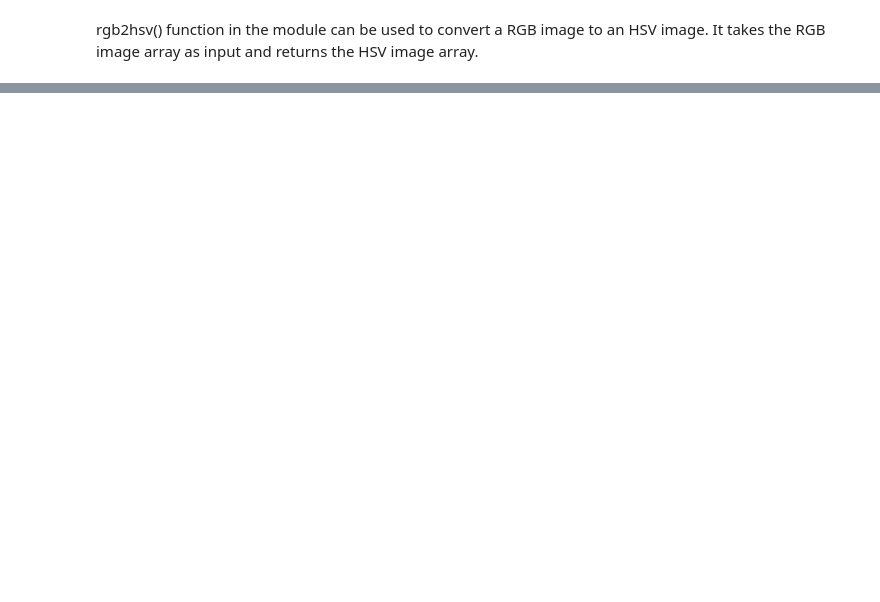
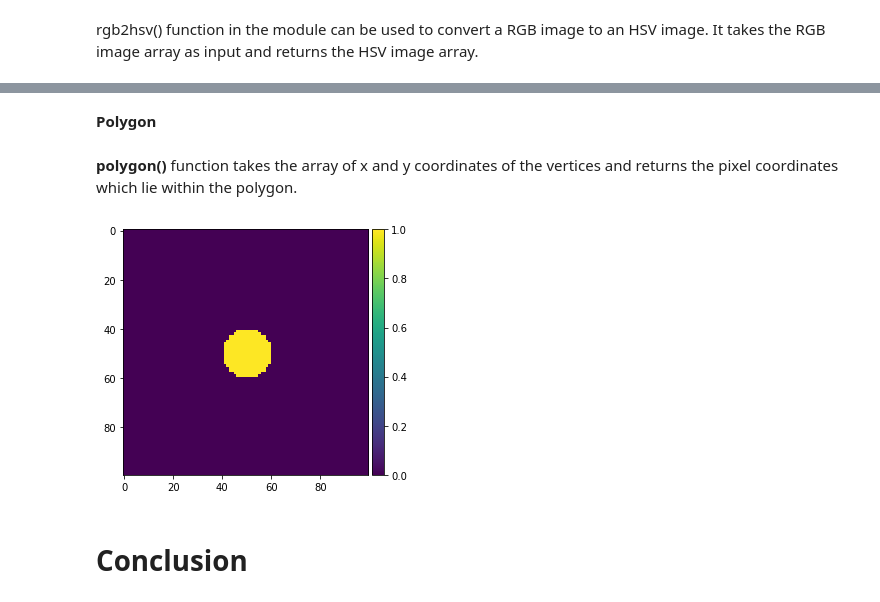
Before and after one commit to gigwegbe/Computer-Vision-with-Python-3, a Jupyter notebook: Chapter_01/Chapter 1_ Introduction to Image Processing.ipynb, the cells around one changed output, grey strips where cells are left out. Saved outputs shown, nothing was run; the diff lists cells and outputs as text; code cells hidden in the pictures; blank space fills up the shorter version.

```diff
--- a/Chapter_01/Chapter 1_ Introduction to Image Processing.ipynb
+++ b/Chapter_01/Chapter 1_ Introduction to Image Processing.ipynb
@@ -340,0 +377,16 @@ img_hsv = color.rgb2hsv(img)
+# %% [markdown]
+<strong>Polygon</strong>
+# %% [markdown]
+<strong>polygon()</strong> function takes the array of x and y coordinates of the vertices and returns the pixel coordinates which lie within the polygon.
+# %%
+import numpy as np
+from skimage import io, draw
+img = np.zeros((100,100), dtype = np.uint8)
+x,y = draw.circle(50,50,10)
+img[x,y] = 1
+io.imshow(img)
+io.show()
+# %% [output]
+[figure, added]
+# %% [markdown]
+# Conclusion
```
Also changed, not shown: parts of 11 cells of this notebook.
